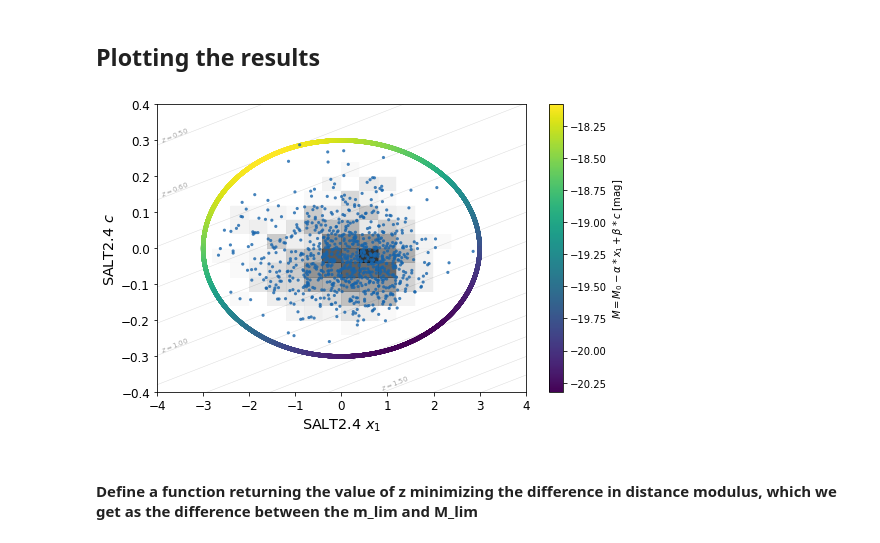
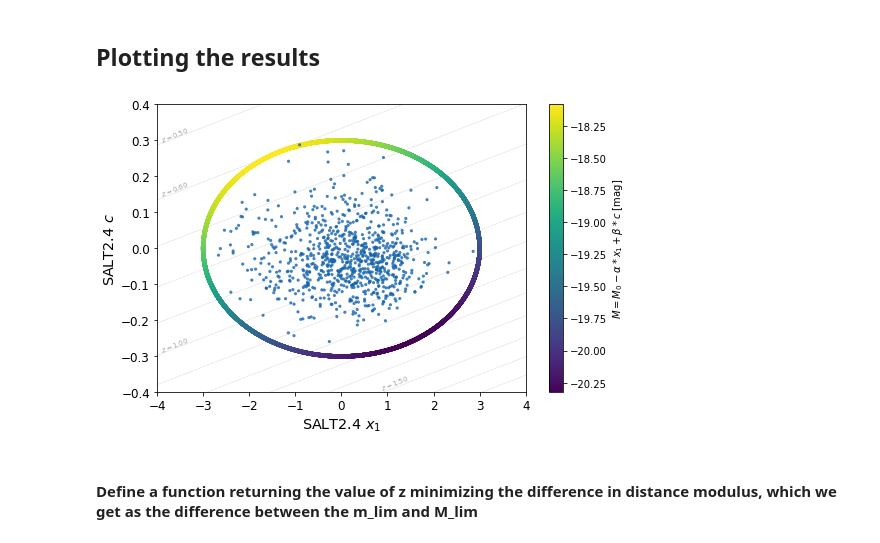
Before and after one commit to Nora-n/variaIa, a Jupyter notebook: notebooks/Plots/plots_determination_zmax-maglim.ipynb, the cells around one changed output. Saved outputs shown, nothing was run; the diff lists cells and outputs as text; code cells hidden in the pictures.

Commit message:
z_max without 2D hist; mod_comp with "BBC-like"

```diff
--- a/notebooks/Plots/plots_determination_zmax-maglim.ipynb
+++ b/notebooks/Plots/plots_determination_zmax-maglim.ipynb
@@ -121,13 +121,13 @@ ts = ax.scatter(df['x1'],
 
 cl = fig.colorbar(ts, label=r'$M = M_0-\alpha*x_1 + \beta*c$ [mag]')
 
-ax.hist2d(surv['survey_all'].x1,
-          surv['survey_all'].c,
-          range=[[-4, 4], [-.4, .4]],
-          bins=20,
-          cmap=plt.cm.binary,
-          vmin=1,
-          alpha=.8)
+#ax.hist2d(surv['survey_all'].x1,
+#          surv['survey_all'].c,
+#          range=[[-4, 4], [-.4, .4]],
+#          bins=20,
+#          cmap=plt.cm.binary,
+#          vmin=1,
+#          alpha=.8)
 
 ax.scatter(surv['survey_all'].x1,
            surv['survey_all'].c,
@@ -166,34 +166,34 @@ for z_show in np.linspace(0.5, 2, 16):
 #c = (m_lim - M_min + 0.156*x - Planck15.distmod(0.60).value)/3.138
 #ax.plot(x, c, color='k', alpha=.3)
 #c = (m_lim - M_min + 0.156*x - Planck15.distmod(0.70).value)/3.138
 #ax.plot(x, c, color='k', alpha=.3)
 #c = (m_lim - M_min + 0.156*x - Planck15.distmod(0.80).value)/3.138
 #ax.plot(x, c, color='k', alpha=.3)
 #c = (m_lim - M_min + 0.156*x - Planck15.distmod(0.90).value)/3.138
 #ax.plot(x, c, color='k', alpha=.3)
 #c = (m_lim - M_min + 0.156*x - Planck15.distmod(1.00).value)/3.138
 #ax.plot(x, c, color='k', alpha=.3)
 #c = (m_lim - M_min + 0.156*x - Planck15.distmod(1.20).value)/3.138
 #ax.plot(x, c, color='k', alpha=.3)
 #c = (m_lim - M_min + 0.156*x - Planck15.distmod(1.40).value)/3.138
 #ax.plot(x, c, color='k', alpha=.3)
 #
 
 text_prop=dict(fontsize='x-small', rotation=22, ha='left', va='bottom', color='0.3', alpha=0.5)
 
 ax.text(-3.95, 0.29, r'$z = 0.50$', **text_prop)
 ax.text(-3.95, 0.14, r'$z = 0.60$', **text_prop)
 #ax.text(1.3, 0.29, r'$z = 0.70$', rotation=22, fontsize='large')
 #ax.text(2.25, 0.22, r'$z = 0.80$', rotation=22, fontsize='large')
 #ax.text(2.78, 0.14, r'$z = 0.90$', rotation=22, fontsize='large')
 ax.text(-3.95, -0.295, r'$z = 1.00$', **text_prop)
 #ax.text(2.97, -0.090, r'$z = 1.20$', rotation=22, fontsize='large')
 #ax.text(2.97, -0.230, r'$z = 1.40$', rotation=22, fontsize='large')
 ax.text(0.82, -0.4, r'$z = 1.50$', **text_prop)
 
 fig.savefig('../../Images/zmax_maglim_snls.pdf')
 # %% [output]
-[figure, old version]
+[figure, new version]
 # %% [markdown]
 #### Define a function returning the value of z minimizing the difference in distance modulus, which we get as the difference between the m_lim and M_lim
 # %%
```
Also changed, not shown: 7 other files.
